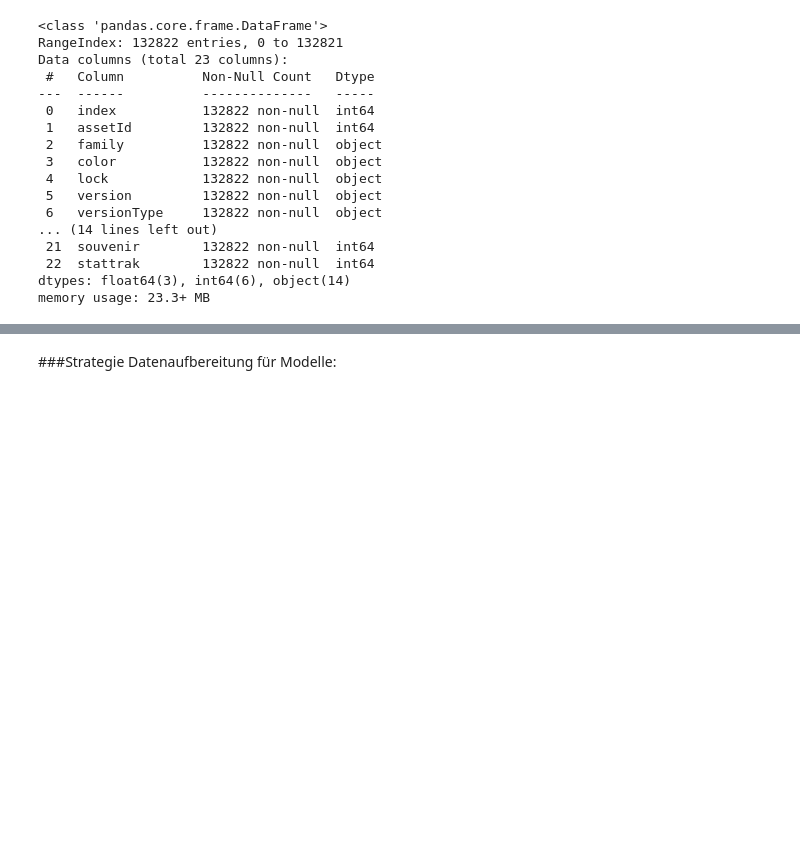
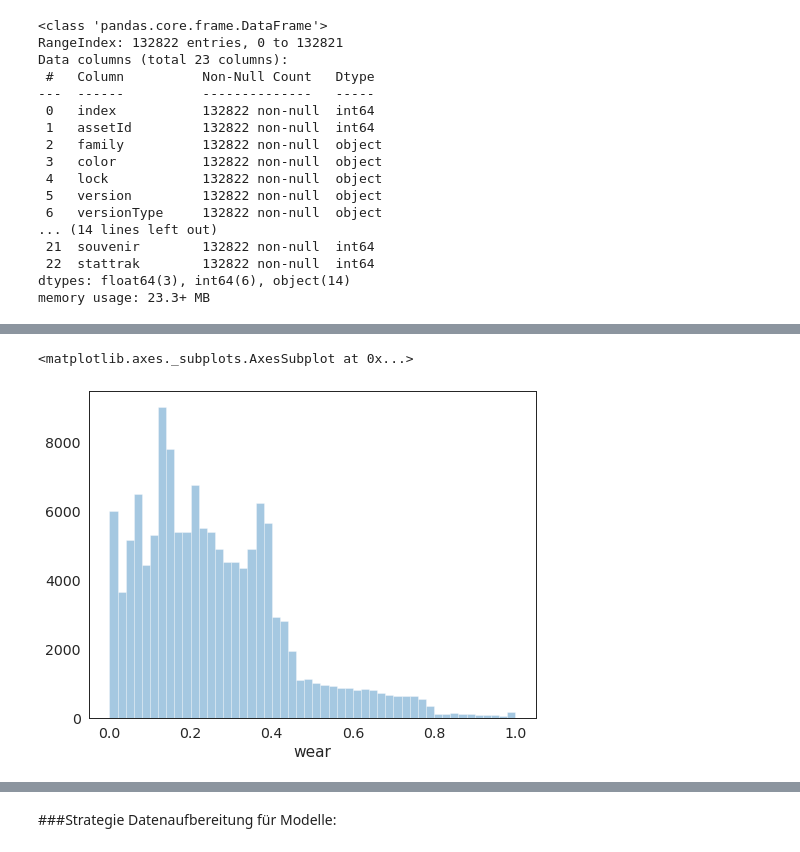
Before and after one commit to princessivy/Analyzing_CSGO_SkinPrices, a Jupyter notebook: CSGO_Analytics.ipynb, the cells around one changed output, grey strips where cells are left out. Saved outputs shown, nothing was run; the diff lists cells and outputs as text; code cells hidden in the pictures; blank space fills up the shorter version.

```diff
--- a/CSGO_Analytics.ipynb
+++ b/CSGO_Analytics.ipynb
@@ -361,0 +411,12 @@ data.corr()
+# %%
+sns.set_style('white')
+plt.figure(figsize=(8,6))
+
+sns.set_context('paper', font_scale=1.6)
+
+sns.distplot(data['wear'], kde = False)
+
+#sns.despine(left=False, bottom = False)
+# %% [output]
+<matplotlib.axes._subplots.AxesSubplot at 0x...>
+[figure, added]
```
Also changed, not shown: parts of 45 cells of this notebook.
